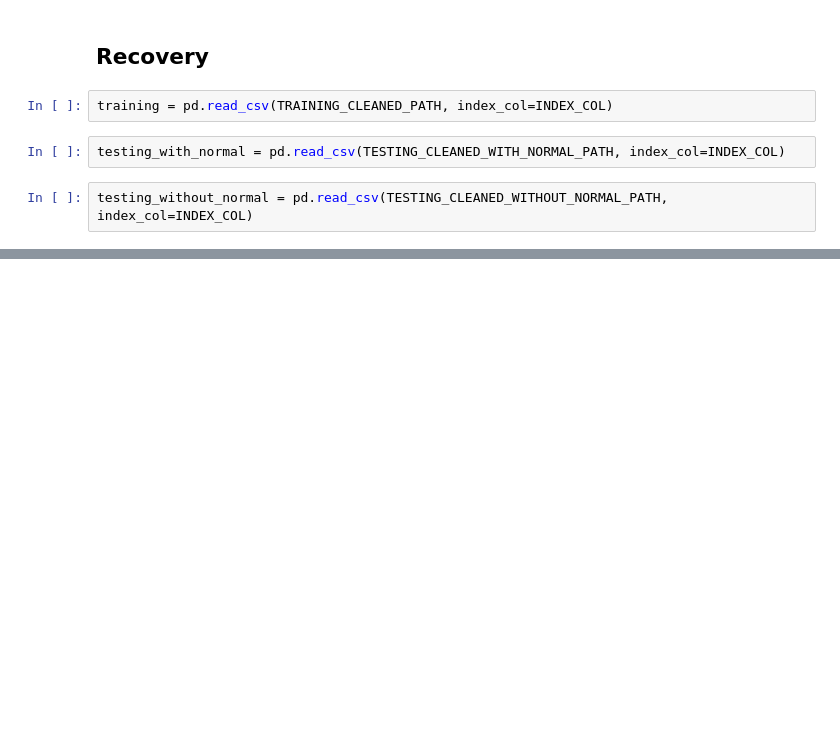
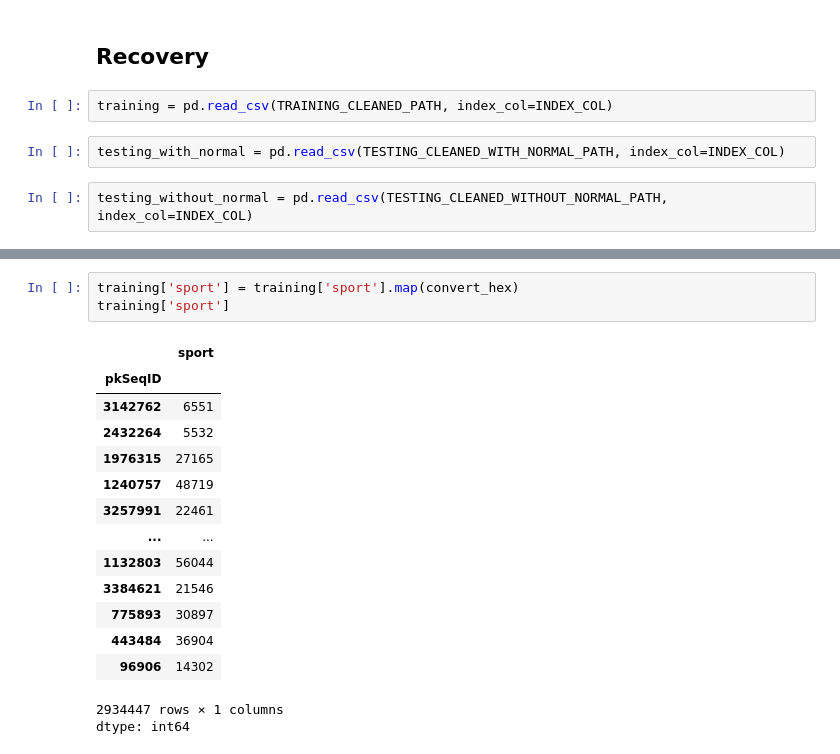
Before and after one commit to merzouka/bds.ml, a Jupyter notebook: eda/eda.ipynb, the cells around one changed output, grey strips where cells are left out. Saved outputs shown, nothing was run; the diff lists cells and outputs as text; blank space fills up the shorter version.

```diff
--- a/eda/eda.ipynb
+++ b/eda/eda.ipynb
@@ -434,0 +497,19 @@ testing_without_normal = pd.read_csv(TESTING_CLEANED_WITHOUT_NORMAL_PATH, index_
+# %%
+training['sport'] = training['sport'].map(convert_hex)
+training['sport']
+# %% [output]
+|  | sport |
+| pkSeqID |  |
+| 3142762 | 6551 |
+| 2432264 | 5532 |
+| 1976315 | 27165 |
+| 1240757 | 48719 |
+| 3257991 | 22461 |
+| ... | ... |
+| 1132803 | 56044 |
+| 3384621 | 21546 |
+| 775893 | 30897 |
+| 443484 | 36904 |
+| 96906 | 14302 |
+2934447 rows × 1 columns
+dtype: int64
```
Also changed, not shown: parts of 10 cells of this notebook.
